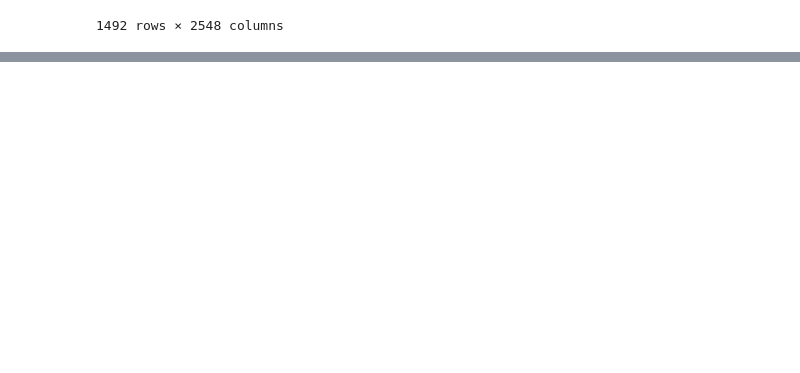
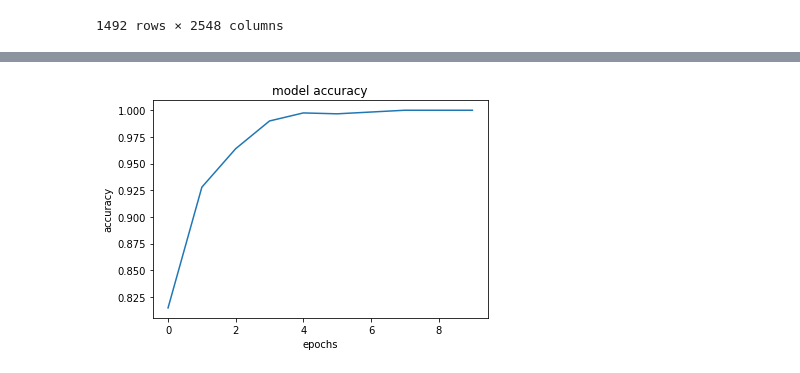
Before and after one commit to Vineet2107/EEG_Pipeline, a Jupyter notebook: Processing_EEG_dataset_with_RNN_LSTM.ipynb, the cells around one changed output, grey strips where cells are left out. Cells and saved outputs as stored; diff of their text form; code cells hidden in the pictures; blank space fills up the shorter version.

```diff
--- a/Processing_EEG_dataset_with_RNN_LSTM.ipynb
+++ b/Processing_EEG_dataset_with_RNN_LSTM.ipynb
@@ -111 +118,13 @@ None
+# %%
+modelSavingPath = 'modelSavingPath/checkpoint_{epoch:02d}'
+
+earlyStoppingCallback = tf.keras.callbacks.EarlyStopping(monitor='accuracy', min_delta=0.005, patience=5, restore_best_weights=True)
+checkpoint = tf.keras.callbacks.ModelCheckpoint(
+    filepath = modelSavingPath,
+    verbose = 1,
+    save_weights_only = True,
+    save_freq = 'epoch'
+)
+
+model.compile(optimizer = tf.keras.optimizers.Adam(), loss = 'sparse_categorical_crossentropy', metrics = ['accuracy'])
 # %%
@@ -157,0 +162,8 @@ Test Accuracy: 96.875%
+# %%
+plt.plot(history.history['accuracy'])
+plt.title('model accuracy')
+plt.ylabel('accuracy')
+plt.xlabel('epochs')
+plt.show()
+# %% [output]
+[figure, added]
```
Also changed, not shown: parts of 13 cells of this notebook.
